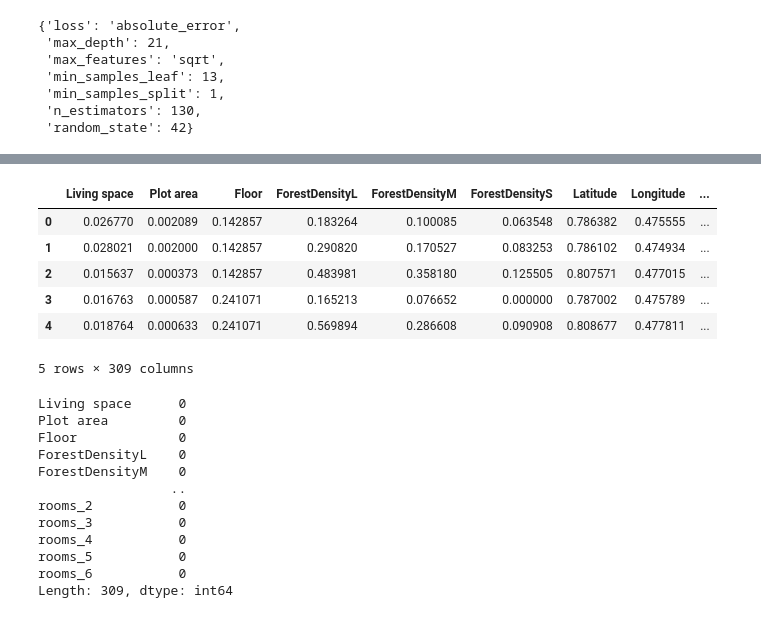
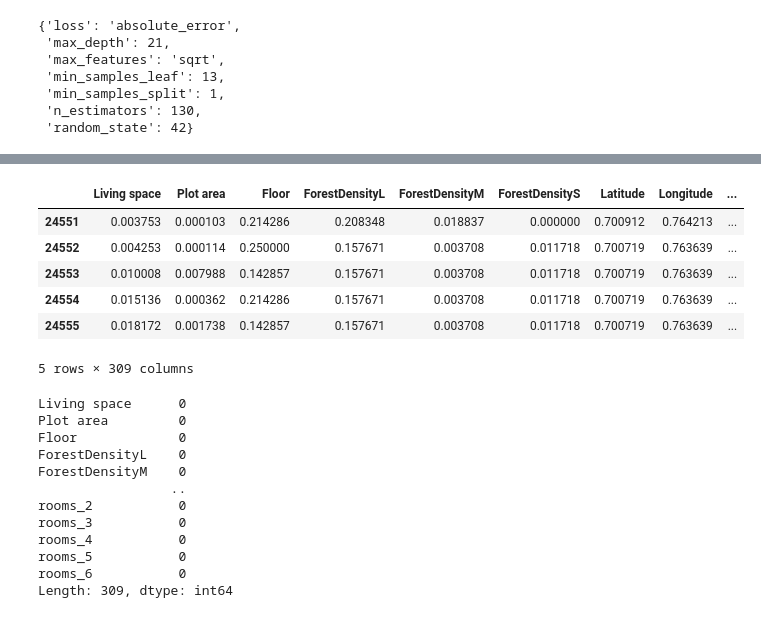
Before and after one commit to marvinvr/fhnw-cml1, a Jupyter notebook: 03_1_find_best_model.ipynb, the cells around one changed output, grey strips where cells are left out. Cells and saved outputs as stored; diff of their text form; code cells hidden in the pictures.

```diff
--- a/03_1_find_best_model.ipynb
+++ b/03_1_find_best_model.ipynb
@@ -102,16 +102,16 @@ best_model.best_score_
 # %%
 validation_data = load(Path('data/kaggle/02_model_data.pkl'))
 validation_df = validation_data['dataset']
 base_imputer = validation_data['base_imputer']
 scaler = validation_data['scaler']
-validation_df.head()
+validation_df.tail()
 # %% [output]
 |  | Living space | Plot area | Floor | ForestDensityL | ForestDensityM | ForestDensityS | Latitude | Longitude | ... |
-| 0 | 0.026770 | 0.002089 | 0.142857 | 0.183264 | 0.100085 | 0.063548 | 0.786382 | 0.475555 | ... |
-| 1 | 0.028021 | 0.002000 | 0.142857 | 0.290820 | 0.170527 | 0.083253 | 0.786102 | 0.474934 | ... |
-| 2 | 0.015637 | 0.000373 | 0.142857 | 0.483981 | 0.358180 | 0.125505 | 0.807571 | 0.477015 | ... |
-| 3 | 0.016763 | 0.000587 | 0.241071 | 0.165213 | 0.076652 | 0.000000 | 0.787002 | 0.475789 | ... |
-| 4 | 0.018764 | 0.000633 | 0.241071 | 0.569894 | 0.286608 | 0.090908 | 0.808677 | 0.477811 | ... |
+| 24551 | 0.003753 | 0.000103 | 0.214286 | 0.208348 | 0.018837 | 0.000000 | 0.700912 | 0.764213 | ... |
+| 24552 | 0.004253 | 0.000114 | 0.250000 | 0.157671 | 0.003708 | 0.011718 | 0.700719 | 0.763639 | ... |
+| 24553 | 0.010008 | 0.007988 | 0.142857 | 0.157671 | 0.003708 | 0.011718 | 0.700719 | 0.763639 | ... |
+| 24554 | 0.015136 | 0.000362 | 0.214286 | 0.157671 | 0.003708 | 0.011718 | 0.700719 | 0.763639 | ... |
+| 24555 | 0.018172 | 0.001738 | 0.142857 | 0.157671 | 0.003708 | 0.011718 | 0.700719 | 0.763639 | ... |
 5 rows × 309 columns
 # %%
 validation_df.isna().sum()
```
Also changed, not shown: parts of 8 cells of this notebook, 8 other files.
